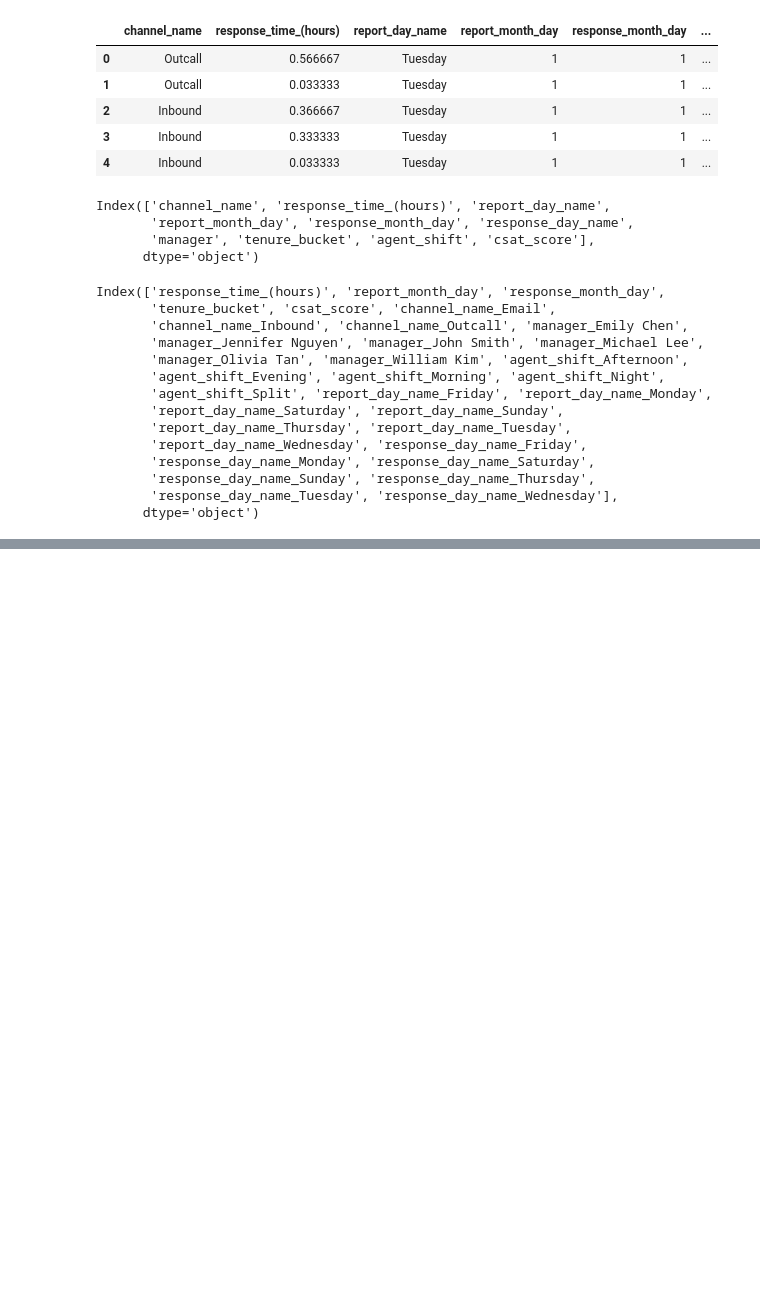
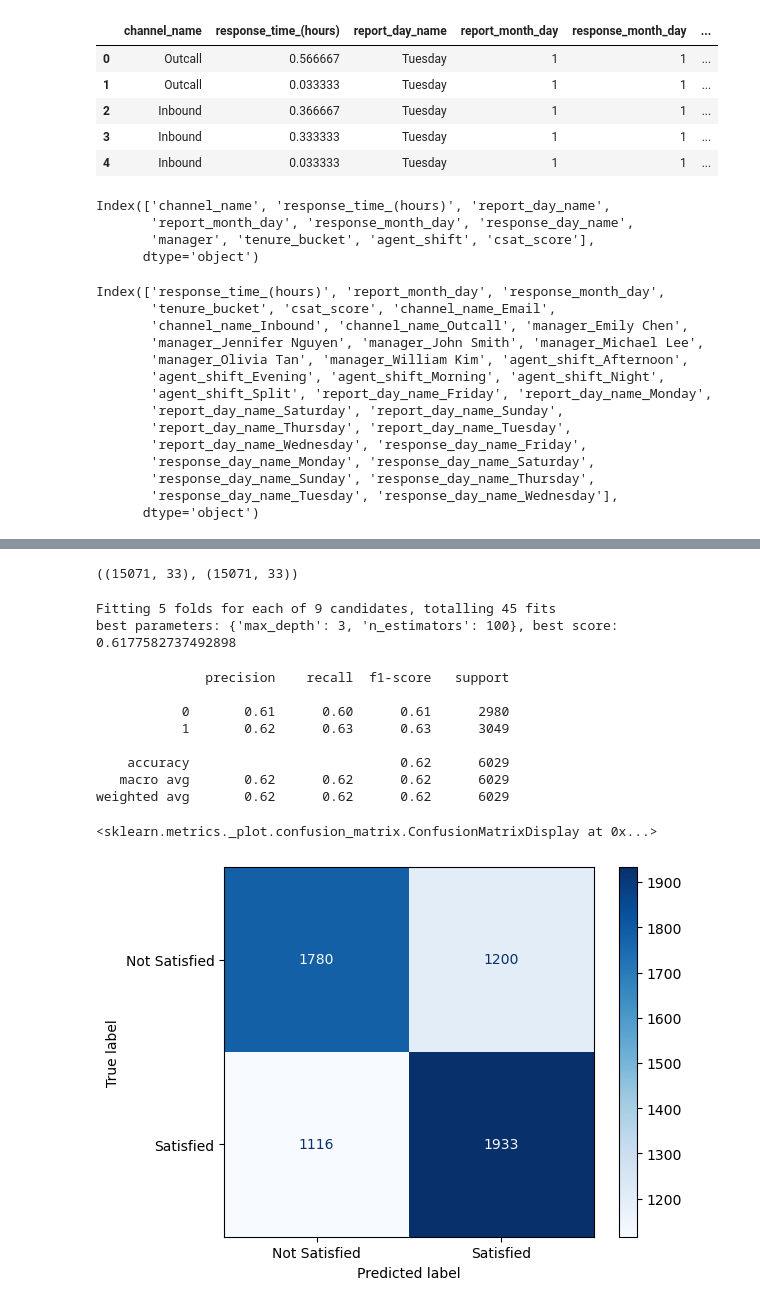
Before and after one commit to Danny-Dalo/Customer-Support-Data, a Jupyter notebook: model_build.ipynb, the cells around one changed output, grey strips where cells are left out. Cells and saved outputs as stored; diff of their text form; code cells hidden in the pictures; blank space fills up the shorter version.

```diff
--- a/model_build.ipynb
+++ b/model_build.ipynb
@@ -75,0 +105,50 @@ X_train, X_test, y_train, y_test = train_test_split(X, y, test_size=0.2, random_
+# %%
+from sklearn.utils import resample
+majority = model_features[model_features['csat_binary'] == 1]
+minority = model_features[model_features['csat_binary'] == 0]
+
+majority_downsampled = resample(majority, replace=False, n_samples=minority.shape[0], random_state=42)
+majority_downsampled.shape, minority.shape
+# %% [output]
+((15071, 33), (15071, 33))
+# %%
+balanced_data = pd.concat([majority_downsampled, minority])
+
+# # Shuffle the dataset
+balanced_data = balanced_data.sample(frac=1, random_state=42).reset_index(drop=True)
+
+# # Separate features and target variable again
+X_balanced = balanced_data.drop(columns=["csat_binary"])
+y_balanced = balanced_data["csat_binary"]
+# %%
+X_train_balanced, X_test_balanced, y_train_balanced, y_test_balanced = train_test_split(X_balanced, y_balanced, test_size=0.2, random_state=42)
+# %%
+
+model_balanced = XGBClassifier()
+
+grid_search = GridSearchCV(estimator=model_balanced, param_grid={"max_depth": [3, 5, 7], "n_estimators": [50, 100, 150]}, cv=5, n_jobs=-1, verbose=2)
+
+grid_search.fit(X_train_balanced, y_train_balanced)
+
+grid_search.predict(X_test_balanced)
+
+print(f"best parameters: {grid_search.best_params_}, best score: {grid_search.best_score_}")
+# %% [output]
+Fitting 5 folds for each of 9 candidates, totalling 45 fits
+best parameters: {'max_depth': 3, 'n_estimators': 100}, best score: 0.6177582737492898
+# %%
+
+print(classification_report(y_test_balanced, grid_search.predict(X_test_balanced)))
+
+ConfusionMatrixDisplay.from_estimator(grid_search, X_test_balanced, y_test_balanced, display_labels=["Not Satisfied", "Satisfied"], cmap="Blues")
+# %% [output]
+              precision    recall  f1-score   support
+
+           0       0.61      0.60      0.61      2980
+           1       0.62      0.63      0.63      3049
+
+    accuracy                           0.62      6029
+   macro avg       0.62      0.62      0.62      6029
+weighted avg       0.62      0.62      0.62      6029
+<sklearn.metrics._plot.confusion_matrix.ConfusionMatrixDisplay at 0x...>
+[figure, added]
```
Also changed, not shown: parts of 3 cells of this notebook, 1 other file.
